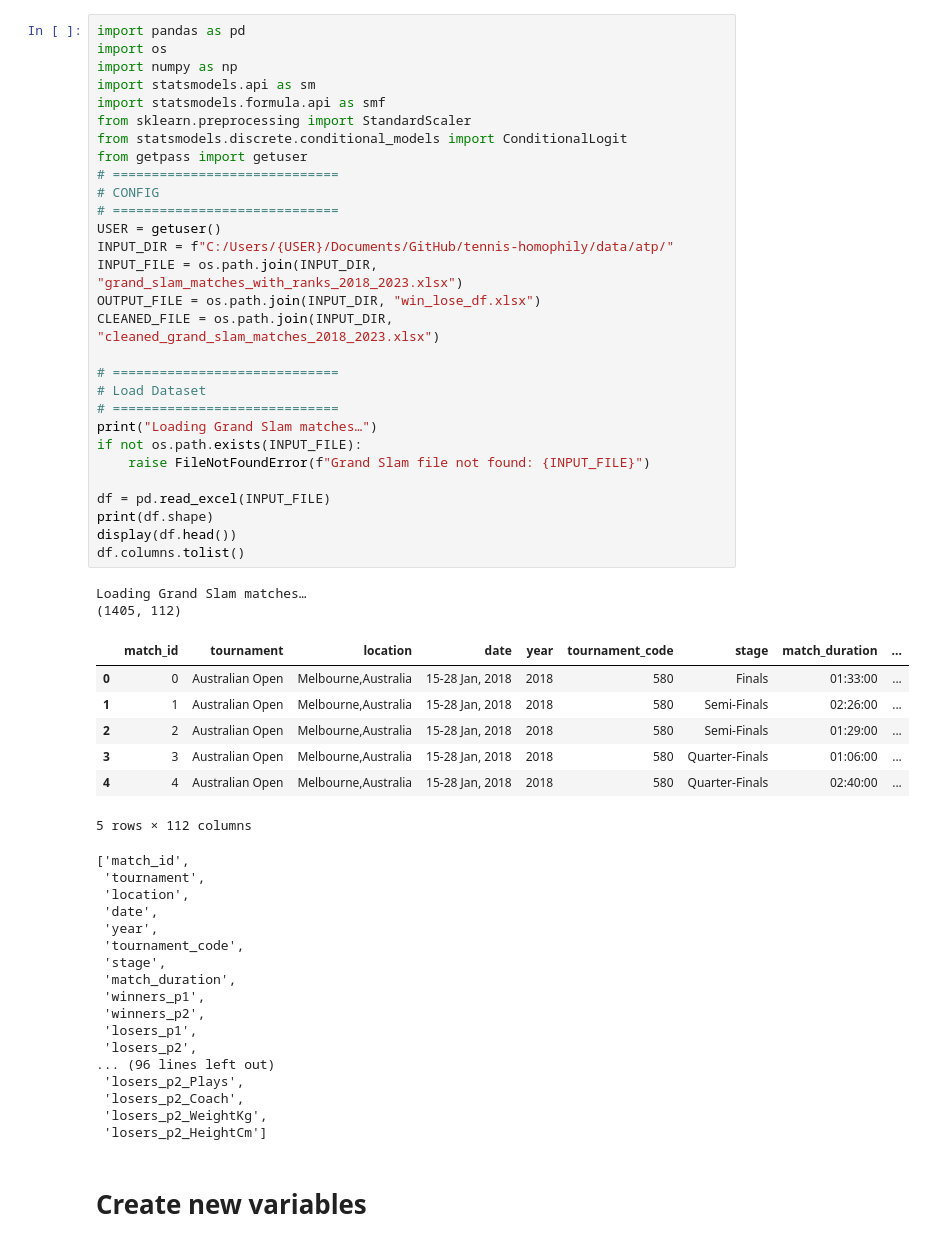
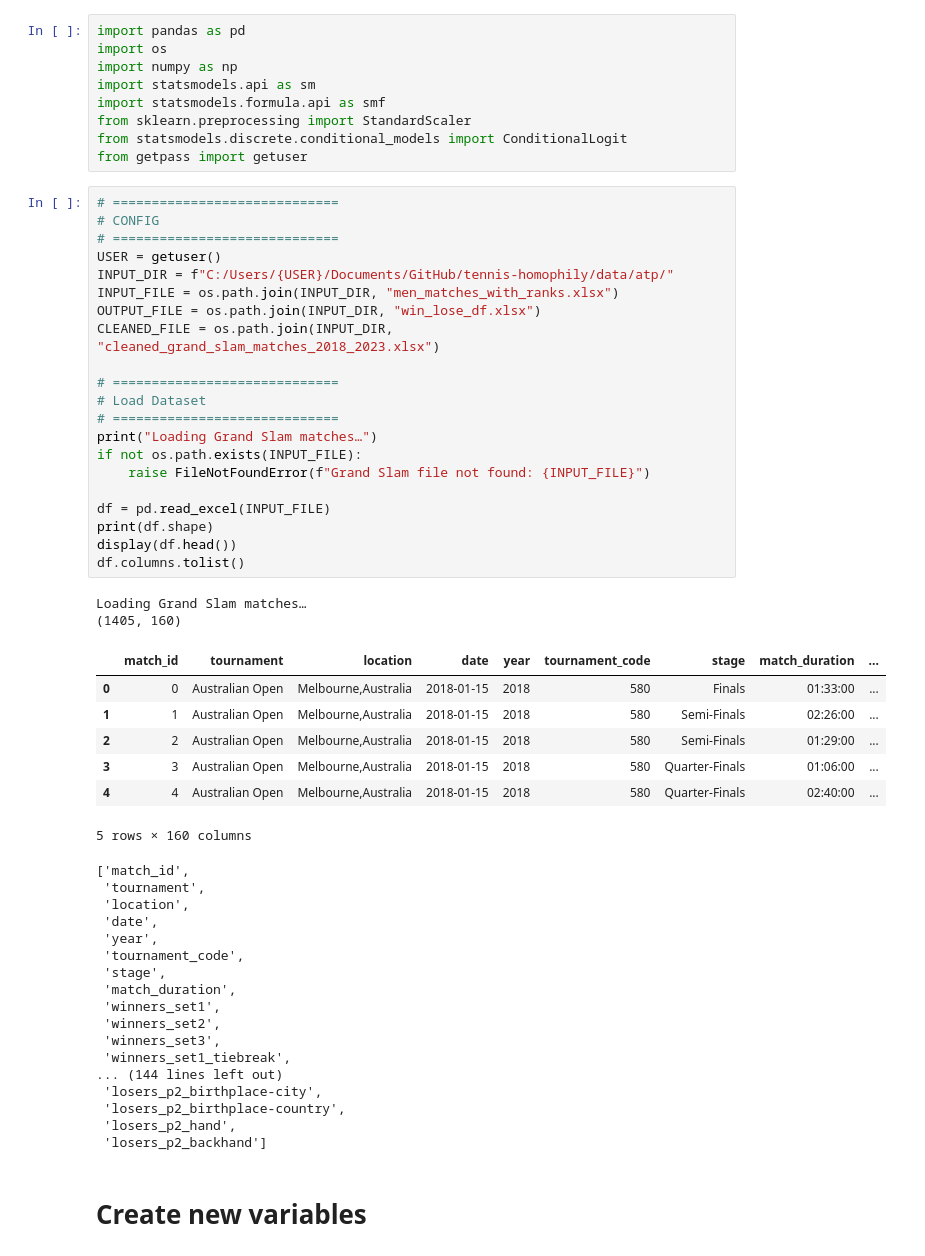
Before and after one commit to AEGDDI/tennis-homophily, a Jupyter notebook: code/model/logit.ipynb, the cells around one changed output. Cells and saved outputs as stored; diff of their text form.

Commit message:
revised logit model

```diff
--- a/code/model/logit.ipynb
+++ b/code/model/logit.ipynb
@@ -1,42 +1,43 @@
+# %%
+import pandas as pd
+import os
+import numpy as np
+import statsmodels.api as sm
+import statsmodels.formula.api as smf
+from sklearn.preprocessing import StandardScaler
+from statsmodels.discrete.conditional_models import ConditionalLogit
+from getpass import getuser
 # %%
-import pandas as pd
-import os
-import numpy as np
-import statsmodels.api as sm
-import statsmodels.formula.api as smf
-from sklearn.preprocessing import StandardScaler
-from statsmodels.discrete.conditional_models import ConditionalLogit
-from getpass import getuser
 # =============================
 # CONFIG
 # =============================
 USER = getuser()
 INPUT_DIR = f"C:/Users/{USER}/Documents/GitHub/tennis-homophily/data/atp/"
-INPUT_FILE = os.path.join(INPUT_DIR, "grand_slam_matches_with_ranks_2018_2023.xlsx")
+INPUT_FILE = os.path.join(INPUT_DIR, "men_matches_with_ranks.xlsx")
 OUTPUT_FILE = os.path.join(INPUT_DIR, "win_lose_df.xlsx")
 CLEANED_FILE = os.path.join(INPUT_DIR, "cleaned_grand_slam_matches_2018_2023.xlsx")
 
 # =============================
 # Load Dataset
 # =============================
 print("Loading Grand Slam matches…")
 if not os.path.exists(INPUT_FILE):
     raise FileNotFoundError(f"Grand Slam file not found: {INPUT_FILE}")
 
 df = pd.read_excel(INPUT_FILE)
 print(df.shape)
 display(df.head())
 df.columns.tolist()
 # %% [output]
 Loading Grand Slam matches…
-(1405, 112)
+(1405, 160)
 |  | match_id | tournament | location | date | year | tournament_code | stage | match_duration | ... |
-| 0 | 0 | Australian Open | Melbourne,Australia | 15-28 Jan, 2018 | 2018 | 580 | Finals | 01:33:00 | ... |
-| 1 | 1 | Australian Open | Melbourne,Australia | 15-28 Jan, 2018 | 2018 | 580 | Semi-Finals | 02:26:00 | ... |
-| 2 | 2 | Australian Open | Melbourne,Australia | 15-28 Jan, 2018 | 2018 | 580 | Semi-Finals | 01:29:00 | ... |
-| 3 | 3 | Australian Open | Melbourne,Australia | 15-28 Jan, 2018 | 2018 | 580 | Quarter-Finals | 01:06:00 | ... |
-| 4 | 4 | Australian Open | Melbourne,Australia | 15-28 Jan, 2018 | 2018 | 580 | Quarter-Finals | 02:40:00 | ... |
+| 0 | 0 | Australian Open | Melbourne,Australia | 2018-01-15 | 2018 | 580 | Finals | 01:33:00 | ... |
+| 1 | 1 | Australian Open | Melbourne,Australia | 2018-01-15 | 2018 | 580 | Semi-Finals | 02:26:00 | ... |
+| 2 | 2 | Australian Open | Melbourne,Australia | 2018-01-15 | 2018 | 580 | Semi-Finals | 01:29:00 | ... |
+| 3 | 3 | Australian Open | Melbourne,Australia | 2018-01-15 | 2018 | 580 | Quarter-Finals | 01:06:00 | ... |
+| 4 | 4 | Australian Open | Melbourne,Australia | 2018-01-15 | 2018 | 580 | Quarter-Finals | 02:40:00 | ... |
-5 rows × 112 columns
+5 rows × 160 columns
 ['match_id',
  'tournament',
  'location',
@@ -45,15 +46,15 @@ Loading Grand Slam matches…
  'tournament_code',
  'stage',
  'match_duration',
- 'winners_p1',
- 'winners_p2',
- 'losers_p1',
- 'losers_p2',
-... (96 lines left out)
- 'losers_p2_Plays',
- 'losers_p2_Coach',
- 'losers_p2_WeightKg',
- 'losers_p2_HeightCm']
+ 'winners_set1',
+ 'winners_set2',
+ 'winners_set3',
+ 'winners_set1_tiebreak',
+... (144 lines left out)
+ 'losers_p2_birthplace-city',
+ 'losers_p2_birthplace-country',
+ 'losers_p2_hand',
+ 'losers_p2_backhand']
 # %% [markdown]
 # Create new variables
 # %%
```
Also changed, not shown: parts of 14 cells of this notebook, 7 other files.
